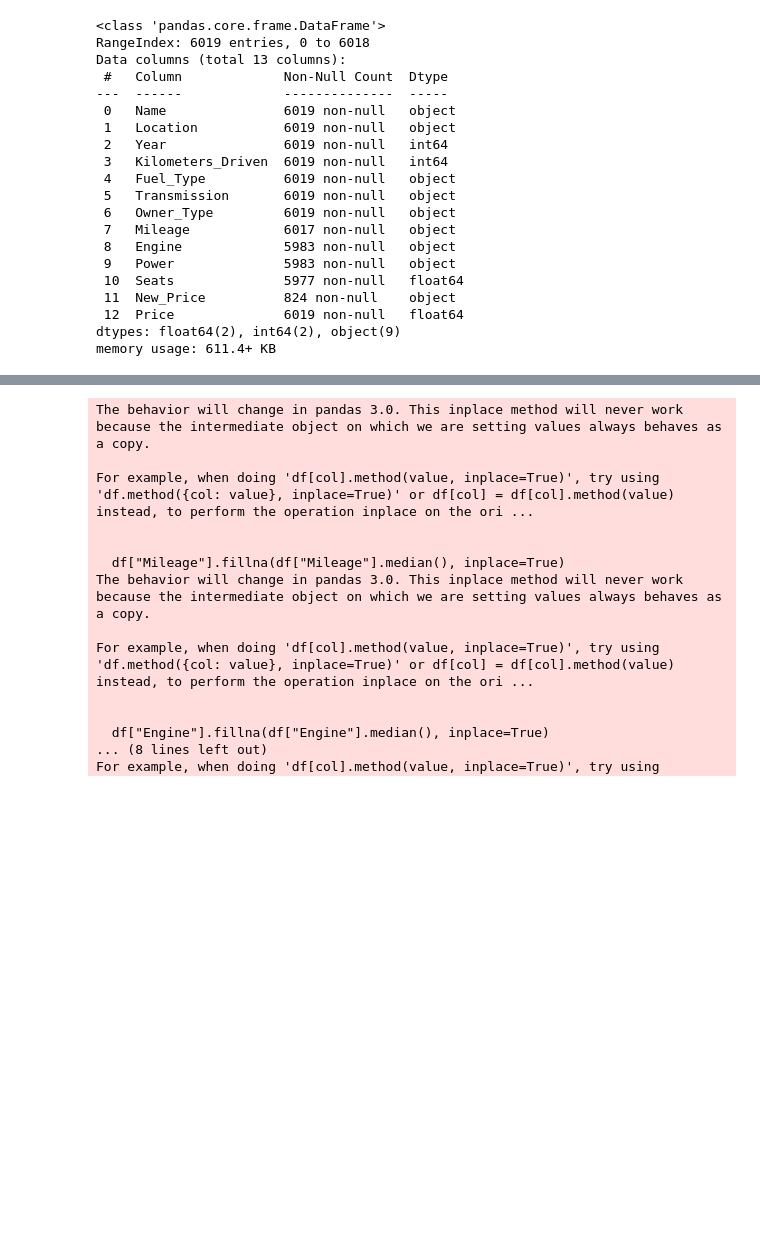
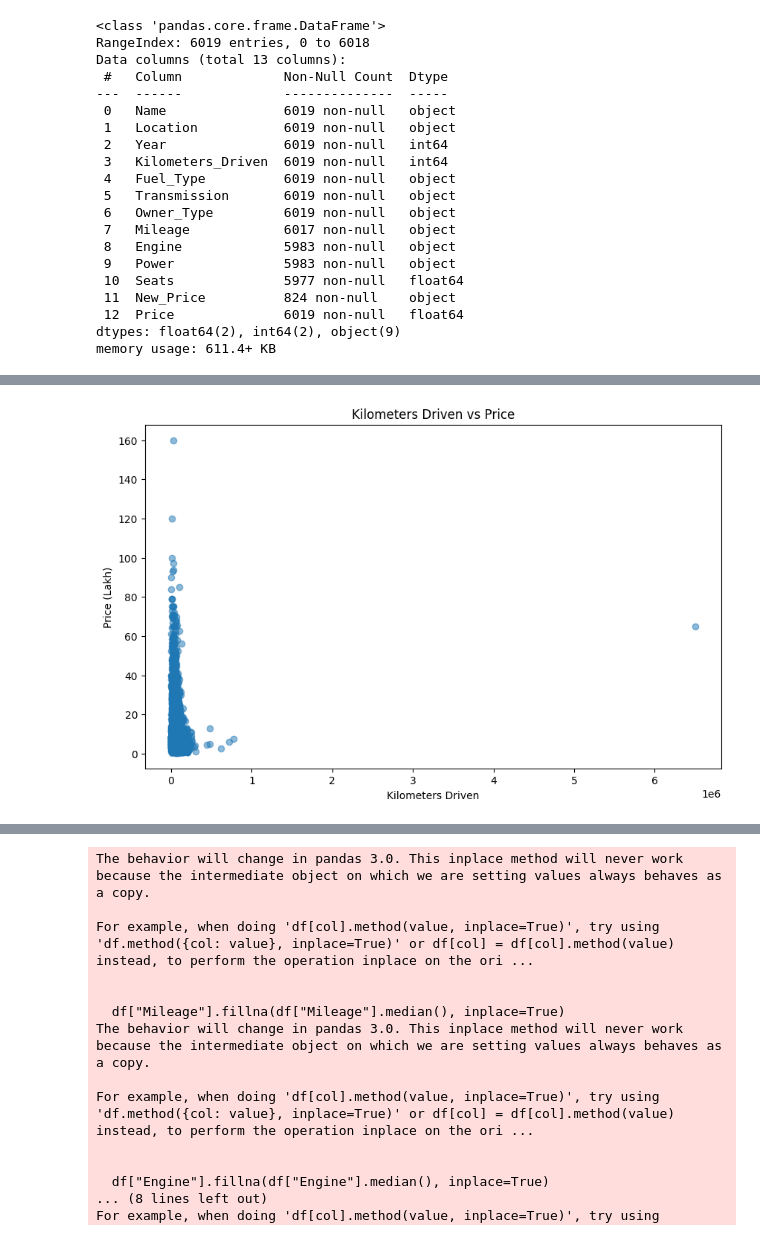
Before and after one commit to IEEE-Galala-University-Student-Branch/Technical-Repo-24-25, a Jupyter notebook: 5) Machine Learning Workshop/Tasks/Task 1/Sollution code.ipynb, the cells around one changed output, grey strips where cells are left out. Cells and saved outputs as stored; diff of their text form; code cells hidden in the pictures; blank space fills up the shorter version.

```diff
--- a/5) Machine Learning Workshop/Tasks/Task 1/Sollution code.ipynb
+++ b/5) Machine Learning Workshop/Tasks/Task 1/Sollution code.ipynb
@@ -36,3 +44,15 @@ memory usage: 611.4+ KB
+# %%
+import matplotlib.pyplot as plt
+
+# Scatter plot: Kilometers Driven vs Price
+plt.figure(figsize=(10, 6))
+plt.scatter(df['Kilometers_Driven'], df['Price'], alpha=0.5)
+plt.xlabel('Kilometers Driven')
+plt.ylabel('Price (Lakh)')
+plt.title('Kilometers Driven vs Price')
+plt.show()
+# %% [output]
+[figure, added]
 # %%
 import numpy as np
 df.drop(columns=["New_Price"], inplace=True)
```
Also changed, not shown: parts of 10 cells of this notebook, 8 other files.
